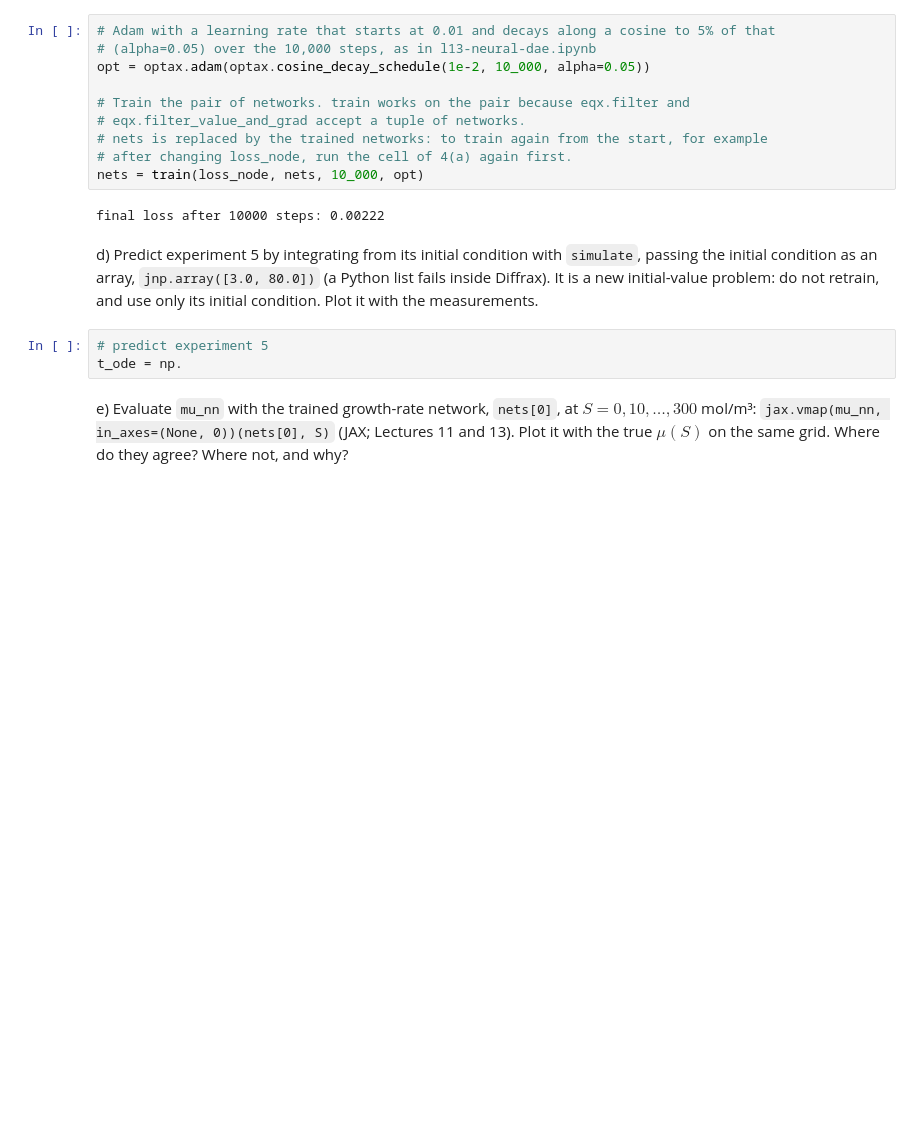
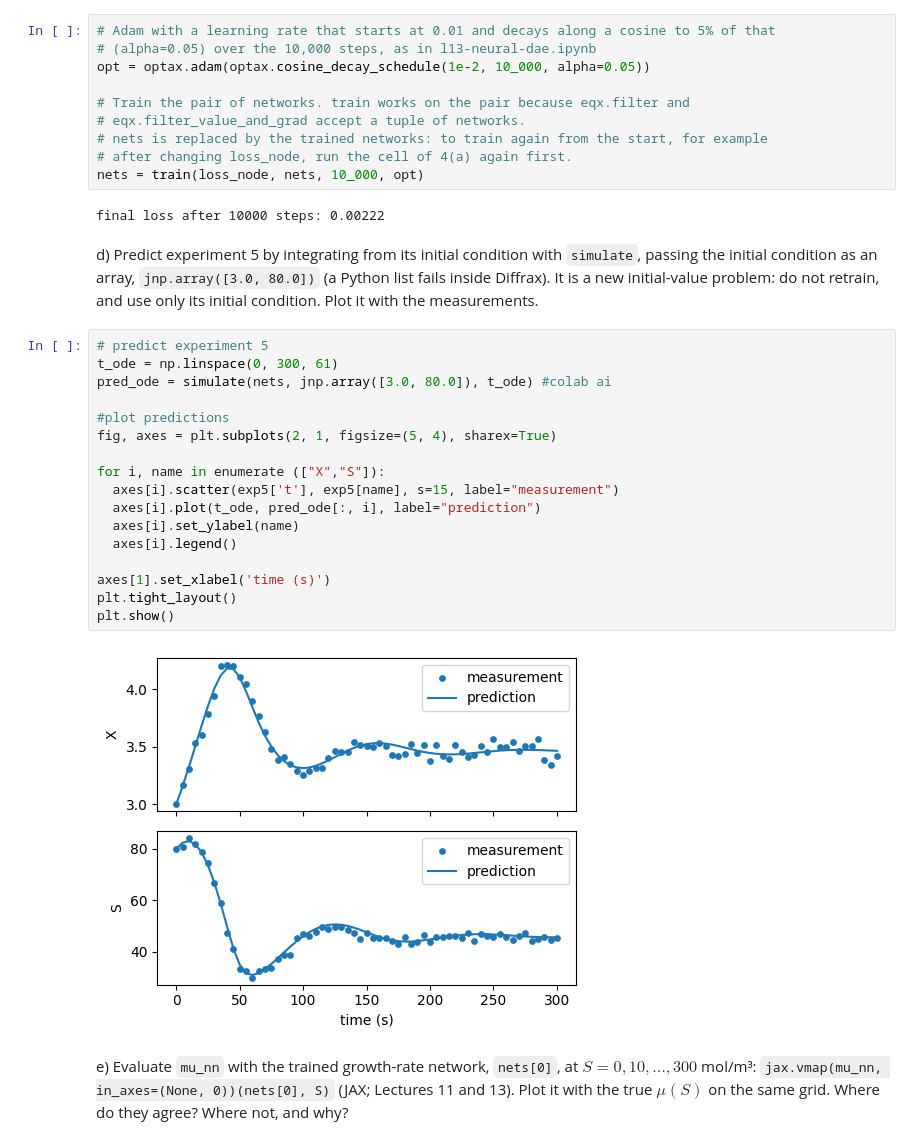
Before and after one commit to tofsodeinde/miniproject9, a Jupyter notebook: course/assignments/a05.ipynb, the cells around one changed output. Cells and saved outputs as stored; diff of their text form; blank space fills up the shorter version.

```diff
--- a/course/assignments/a05.ipynb
+++ b/course/assignments/a05.ipynb
@@ -656,7 +656,23 @@ final loss after 10000 steps: 0.00222
 d) Predict experiment 5 by integrating from its initial condition with `simulate`, passing the initial condition as an array, `jnp.array([3.0, 80.0])` (a Python list fails inside Diffrax). It is a new initial-value problem: do not retrain, and use only its initial condition. Plot it with the measurements.
 # %%
 # predict experiment 5
-t_ode = np.
+t_ode = np.linspace(0, 300, 61)
+pred_ode = simulate(nets, jnp.array([3.0, 80.0]), t_ode) #colab ai
+
+#plot predictions
+fig, axes = plt.subplots(2, 1, figsize=(5, 4), sharex=True)
+
+for i, name in enumerate (["X","S"]):
+  axes[i].scatter(exp5['t'], exp5[name], s=15, label="measurement")
+  axes[i].plot(t_ode, pred_ode[:, i], label="prediction")
+  axes[i].set_ylabel(name)
+  axes[i].legend()
+
+axes[1].set_xlabel('time (s)')
+plt.tight_layout()
+plt.show()
+# %% [output]
+[figure, added]
 # %% [markdown]
 e) Evaluate `mu_nn` with the trained growth-rate network, `nets[0]`, at $S = 0, 10, \ldots, 300$ mol/m³: `jax.vmap(mu_nn, in_axes=(None, 0))(nets[0], S)` (JAX; Lectures 11 and 13). Plot it with the true $\mu(S)$ on the same grid. Where do they agree? Where not, and why?
 # %%
```
Also changed, not shown: parts of 6 cells of this notebook.
